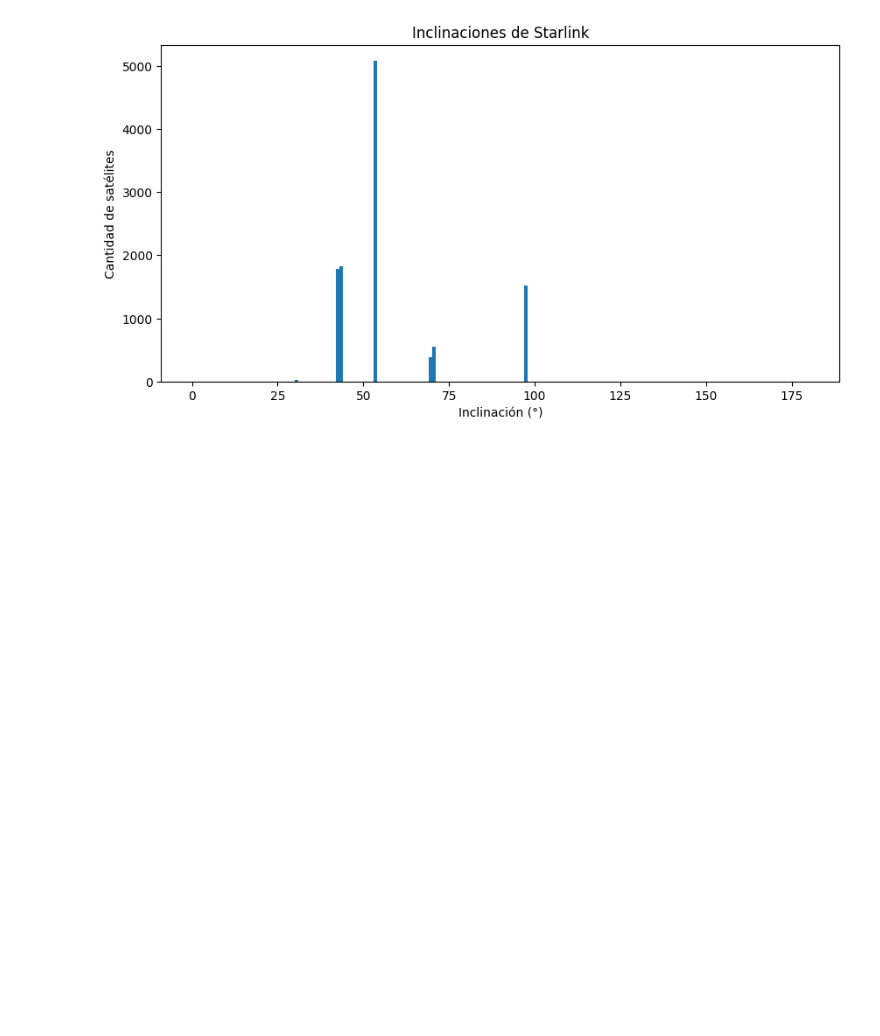
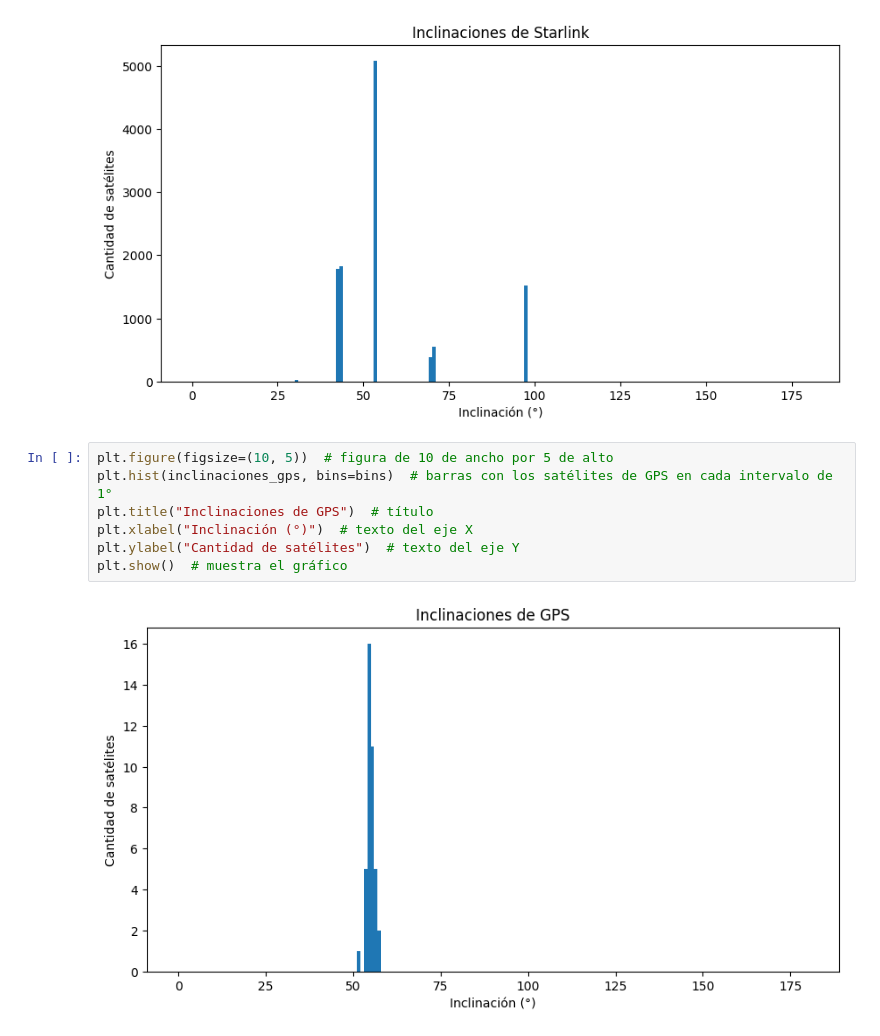
Before and after one commit to Luquitas911/proyecto-satelite, a Jupyter notebook: informe.ipynb, the cells around one changed output. Saved outputs shown, nothing was run; the diff lists cells and outputs as text; blank space fills up the shorter version.

Commit message:
Agrega al informe.ipynb el histograma de inclinaciones de GPS - Esteban

```diff
--- a/informe.ipynb
+++ b/informe.ipynb
@@ -370,3 +370,12 @@ plt.ylabel("Cantidad de satélites")
 plt.show()
 # %% [output]
 [figure]
+# %%
+plt.figure(figsize=(10, 5))  # figura de 10 de ancho por 5 de alto
+plt.hist(inclinaciones_gps, bins=bins)  # barras con los satélites de GPS en cada intervalo de 1°
+plt.title("Inclinaciones de GPS")  # título
+plt.xlabel("Inclinación (°)")  # texto del eje X
+plt.ylabel("Cantidad de satélites")  # texto del eje Y
+plt.show()  # muestra el gráfico
+# %% [output]
+[figure, added]
```
